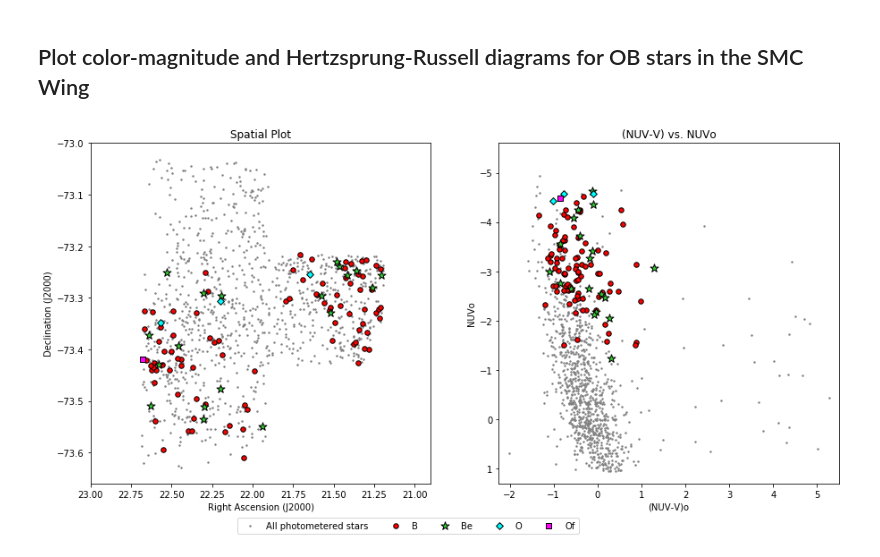
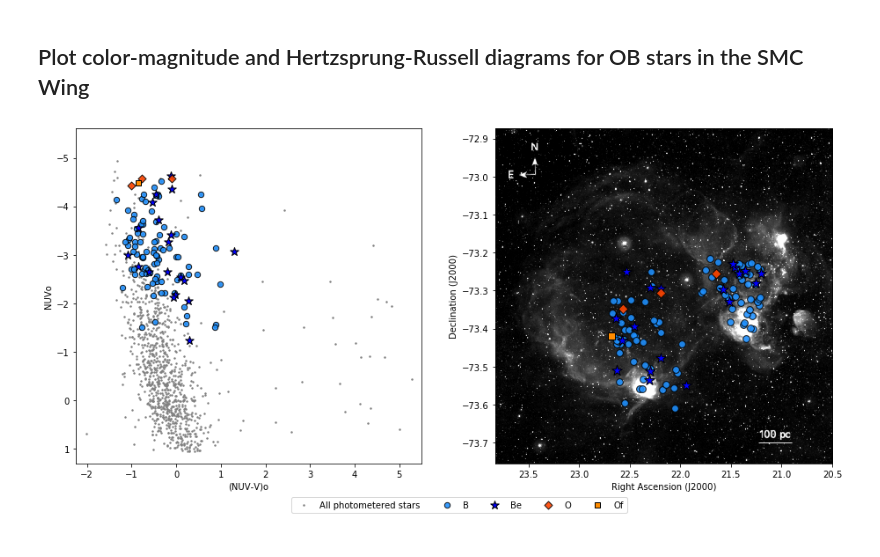
Before and after one commit to leahmfulmer/star-formation-smc-wing, a Jupyter notebook: notebooks/1.6 Photometry + Spectra (Ramachandran et. al. 2019).ipynb, the cells around one changed output. Cells and saved outputs as stored; diff of their text form; code cells hidden in the pictures.

```diff
--- a/notebooks/1.6 Photometry + Spectra (Ramachandran et. al. 2019).ipynb
+++ b/notebooks/1.6 Photometry + Spectra (Ramachandran et. al. 2019).ipynb
@@ -69,44 +69,44 @@ Of = smc.organize_spectypes(indices_Of, ra_spectra, dec_spectra, nuv_v_matched,
 # %% [markdown]
 ## Plot color-magnitude and Hertzsprung-Russell diagrams for OB stars in the SMC Wing
 # %%
-plt.figure(figsize=(15,7))
+plt.figure(figsize=(15.5,7))
 a,b = 1,2
 
 # Plot parameters
-ses = [30, 90, 30, 30]
+ses = [40, 100, 40, 40]
+alphas = [0.88, 1.0, 0.9, 1.0]
 edge_color = 'black'
 types = [B, Be, O, Of]
-colors = ['red', 'limegreen', 'cyan', 'magenta']
+colors = ['dodgerblue', 'b', 'orangered', 'darkorange']
 markers = ['o', '*', 'D', 's']
 labels = ['B', 'Be', 'O', 'Of']
 
-# Plot spatial plot for OB Stars in the SMC Wing
+# Plot color-magnitude diagram for OB Stars in the SMC Wing
 plt.subplot(a,b,1)
-smc.plot_field(ra, dec, True)
-for i in range(4):
-    plt.scatter(types[i].ra, types[i].dec, facecolor=colors[i], \
-                edgecolor='k', label=labels[i], marker = markers[i], s = ses[i])
-smc.plt_spatial('Spatial Plot', False)
-plt.figlegend(bbox_to_anchor=(0.56, 0.05), loc=1, borderaxespad=0., prop={'size':10}, ncol = 5)
-
-# Plot color-magnitude diagram for OB Stars in the SMC Wing
-plt.subplot(a,b,2)
 smc.plot_field(nuv_v, nuv, True)
 for i in range(4):
     plt.scatter(types[i].nuv_v, types[i].nuv, facecolor=colors[i], \
-                edgecolor='k', label=labels[i], marker = markers[i], s = ses[i])
-smc.plt_nuv('(NUV-V) vs. NUVo', False)
+                edgecolor='k', label=labels[i], marker = markers[i], s = ses[i], alpha=alphas[i])
+# smc.plt_nuv('NUVo vs. (NUV-V)o', False)
+smc.plt_nuv('', False)
 
-# # Plot Hertzsprung-Russell Diagram for OB Stars in the SMC Wing
-# plt.subplot(a,b,3)
-# for i in range(4):
-#     plt.scatter(types[i].Tstar, types[i].logL, facecolor=colors[i], \
-#                 edgecolor='k', label=labels[i], marker = markers[i], s = ses[i])
-# plt.xlabel('T$_*$/ kK')
-# plt.ylabel('log (L / L$_\odot$)')
-# plt.title('Hertzsprung-Russell Diagram')
-# plt.xlim(40, 8)
+# Plot spatial plot for OB Stars in the SMC Wing
+plt.subplot(a,b,2)
+
+im = plt.imread('images/smc_sgs1.png')
+w,x,y,z = 23.83,20.5,-73.755,-72.874
+
+plt.imshow(im, extent=[w,x,y,z], aspect=3.75)
+
+for i in range(4):
+    plt.scatter(types[i].ra, types[i].dec, facecolor=colors[i], \
+                edgecolor='k', marker = markers[i], s = 1.5 * ses[i], alpha=alphas[i])
+# plt.title('MCELS H$\alpha$ Image with Spectroscopic Stellar Population')
+plt.xlabel('Right Ascension (J2000)')
+plt.ylabel('Declination (J2000)')
+
+plt.figlegend(bbox_to_anchor=(0.6, 0.05), loc=1, borderaxespad=0., prop={'size':10}, ncol = 5)
 
 plt.show()
 # %% [output]
-[figure, old version]
+[figure, new version]
```
Also changed, not shown: parts of 2 cells of this notebook, 8 other files.
